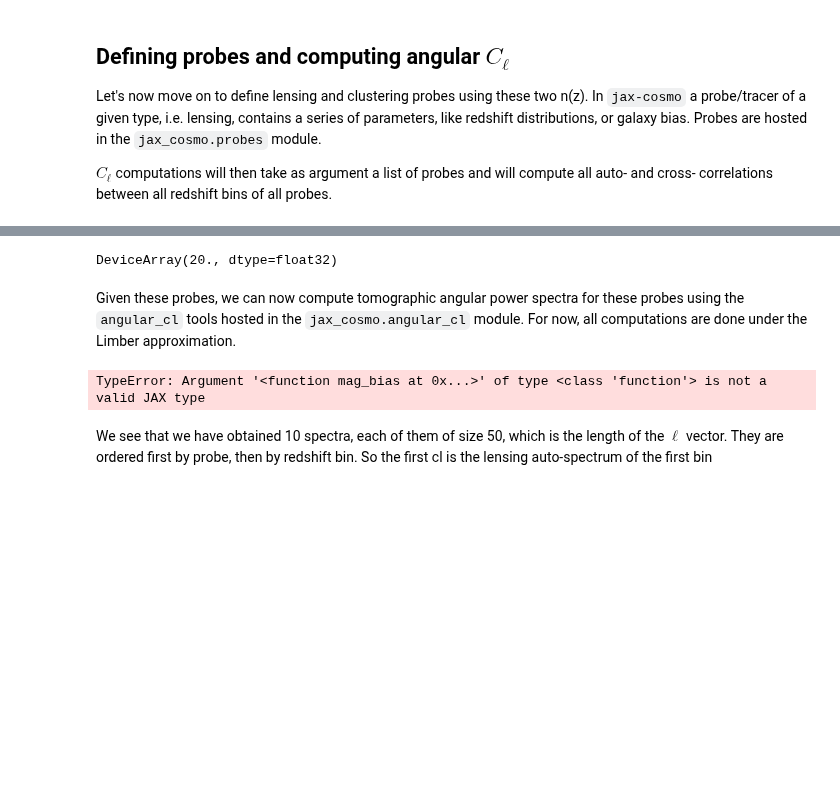
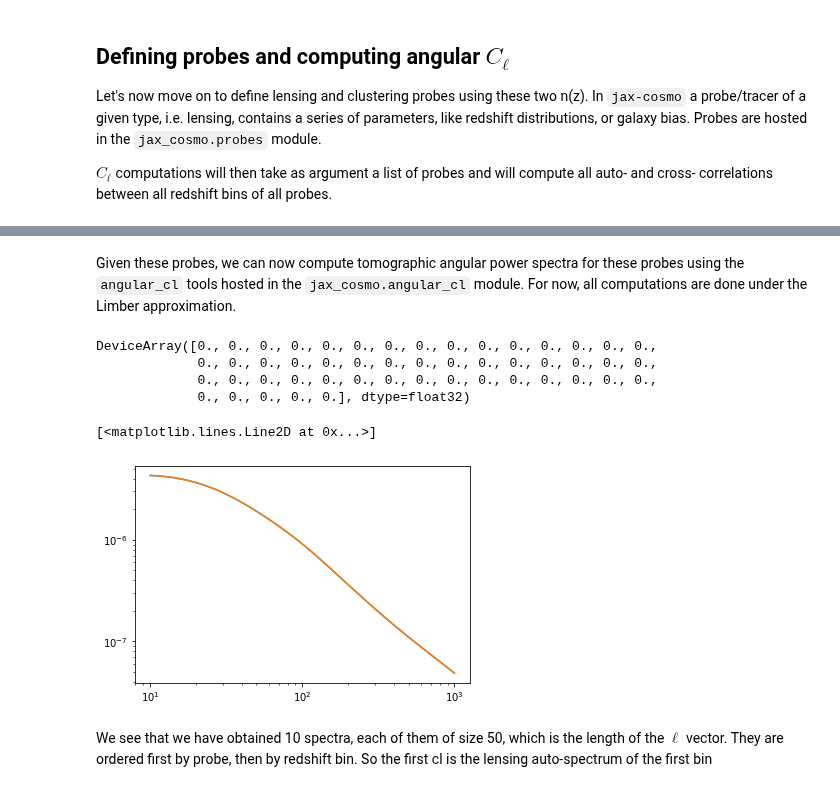
Before and after one commit to DifferentiableUniverseInitiative/jax_cosmo, a Jupyter notebook: docs/notebooks/jax-cosmo-intro.ipynb, the cells around one changed output, grey strips where cells are left out. Drawn from its saved outputs; the diff is of its cells as text; code cells hidden in the pictures; blank space fills up the shorter version.

```diff
--- a/docs/notebooks/jax-cosmo-intro.ipynb
+++ b/docs/notebooks/jax-cosmo-intro.ipynb
@@ -181,5 +170,5 @@ probes_nomag = [
            jc.probes.NumberCounts(nzs, jc.bias.constant_linear_bias(1.))  ]
 
 probes_mag = [
-           jc.probes.NumberCounts(nzs, jc.bias.constant_linear_bias(1.0),mag_bias=mag_bias)  ]
+           jc.probes.NumberCounts(nzs, jc.bias.constant_linear_bias(1.0),mag_bias=jc.bias.test_mag_bias(0.00))]
 # %%
@@ -187,7 +176,3 @@ mb = jc.probes.NumberCounts(nzs, jc.bias.constant_linear_bias(1.0),mag_bias=mag_
-# %%
-mb.config["mag_bias"](3.0)
-# %% [output]
-DeviceArray(20., dtype=float32)
 # %% [markdown]
 Given these probes, we can now compute tomographic angular power spectra for these probes using the `angular_cl` tools hosted in the `jax_cosmo.angular_cl` module. For now, all computations are done under the Limber approximation.
 # %%
@@ -197,11 +182,20 @@ ell = np.logspace(1,3)
 # And compute the data vector
 cls_nomag = jc.angular_cl.angular_cl(cosmo, ell, probes_nomag)
 cls_mag = jc.angular_cl.angular_cl(cosmo, ell, probes_mag)
-# %% [output]
-TypeError: Argument '<function mag_bias at 0x...>' of type <class 'function'> is not a valid JAX type
 # %%
 # Let's check the shape of these Cls
 cls_mag[1]-cls_nomag[1]
+# %% [output]
+DeviceArray([0., 0., 0., 0., 0., 0., 0., 0., 0., 0., 0., 0., 0., 0., 0.,
+             0., 0., 0., 0., 0., 0., 0., 0., 0., 0., 0., 0., 0., 0., 0.,
+             0., 0., 0., 0., 0., 0., 0., 0., 0., 0., 0., 0., 0., 0., 0.,
+             0., 0., 0., 0., 0.], dtype=float32)
+# %%
+loglog(ell, cls_mag[1])
+loglog(ell, cls_nomag[1])
+# %% [output]
+[<matplotlib.lines.Line2D at 0x...>]
+[figure, added]
 # %% [markdown]
 We see that we have obtained 10 spectra, each of them of size 50, which is the length of the $\ell$ vector. They are ordered first by probe, then by redshift bin. So the first cl is the lensing auto-spectrum of the first bin
 # %%
```
Also changed, not shown: parts of 4 cells of this notebook, 2 other files.
